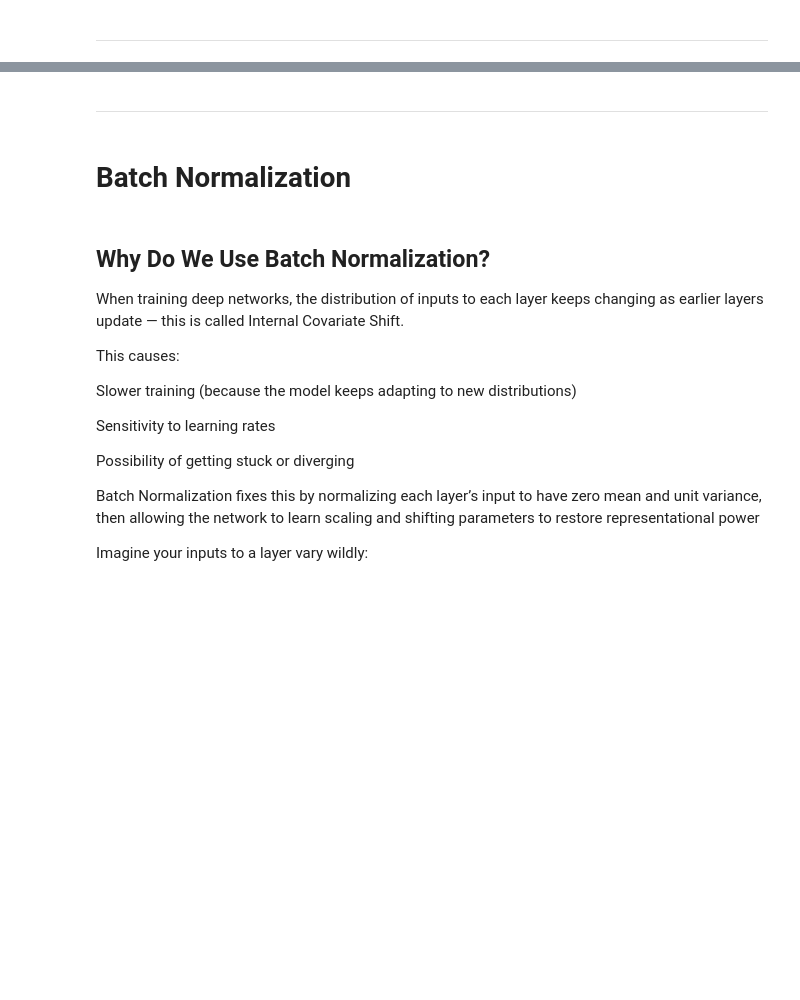
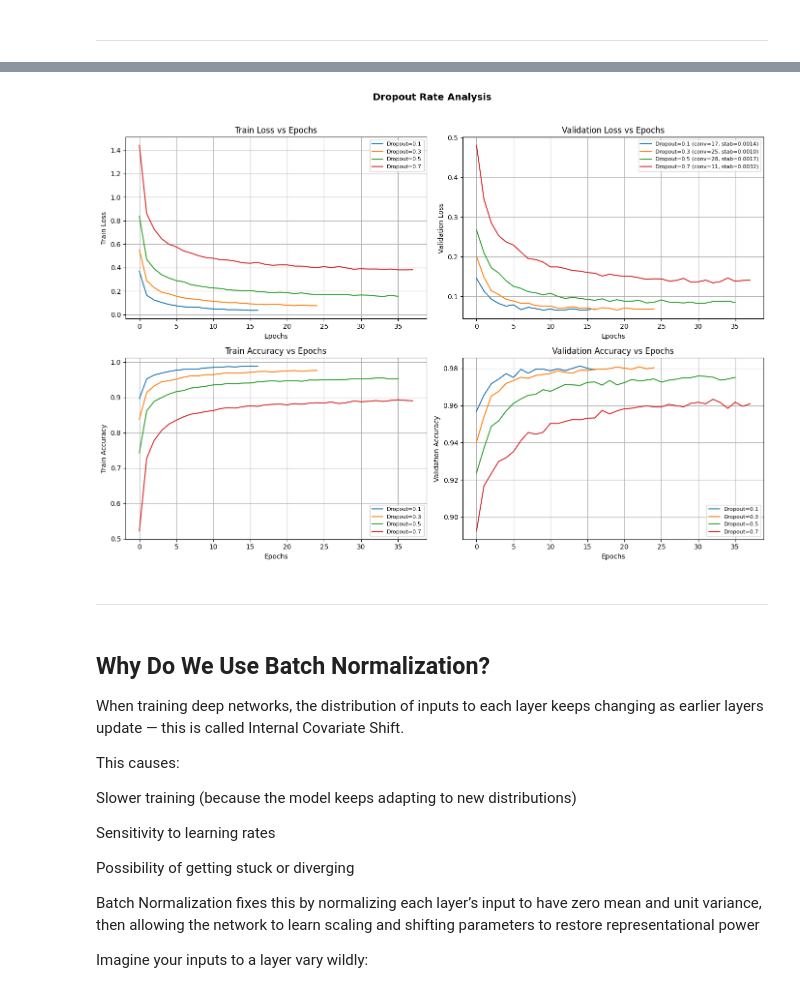
Before and after one commit to AhmedAlaa8100/ML-Logistic_Regression-Neural_Networks, a Jupyter notebook: Neural_Networks.ipynb, the cells around one changed output, grey strips where cells are left out. Drawn from its saved outputs; the diff is of its cells as text; code cells hidden in the pictures; blank space fills up the shorter version.

```diff
--- a/Neural_Networks.ipynb
+++ b/Neural_Networks.ipynb
@@ -527,3 +527,13 @@ Epoch [12/100] | Train Loss: 0.1376 ± 0.1158 | Val Loss: 0.2160 ± 0.1199 | Tra
 No improvement, stopping early.
 
  Best Learning Rate: 0.1 (Val Accuracy: 0.9774)
+# %%
+print("\n===== Learning rate Summary =====")
+print(f"{'Dropout Rate':<15}{'Val Accuracy':<15}{'Convergence Speed':<20}{'Stability':<15}")
+print("-" * 65)
+
+for dr, metrics in lr_results.items():
+    val_acc = max(metrics['val_acc'])
+    conv_speed = metrics['convergence_speed']
+    stability = metrics['stability']
+    print(f"{dr:<15.2f}{val_acc:<15.4f}{conv_speed:<20.4f}{stability:<15.4f}")
@@ -551,3 +569,12 @@ Epoch [99/100] | Train Loss: 0.0463 ± 0.0222 | Val Loss: 0.0969 ± 0.0493 | Tra
 Epoch [100/100] | Train Loss: 0.0457 ± 0.0243 | Val Loss: 0.0954 ± 0.0485 | Train Acc: 0.9886, Val Acc: 0.9706
 
  Best Batch Size: 32 (Val Accuracy: 0.9744)
+# %%
+print("\n===== Learning rate Summary =====")
+print(f"{'Dropout Rate':<15}{'Val Accuracy':<15}{'gradient_noise':<20}")
+print("-" * 65)
+
+for dr, metrics in bs_results.items():
+    val_acc = max(metrics['val_acc'])
+    gradient_noise_variable = metrics['gradient_noise']
+    print(f"{dr:<15.2f}{val_acc:<15.4f}{gradient_noise_variable:<20.4f}")
@@ -1150,0 +1188,2 @@ ensuring stable learning and better generalization.
+# %%
+results_dropout_batch_norm, best_dropout_batch_norm, best_dropout_acc_batch_norm = run_dropout_analysis()
@@ -1151,7 +1226,9 @@ ensuring stable learning and better generalization.
+# %%
+plot_dropout_analysis(results_dropout_batch_norm)
+# %% [output]
+[figure, added]
 # %% [markdown]
 ---
-# %% [markdown]
-# Batch Normalization
 # %% [markdown]
 ## Why Do We Use Batch Normalization?
 
```
Also changed, not shown: parts of 8 cells of this notebook.
